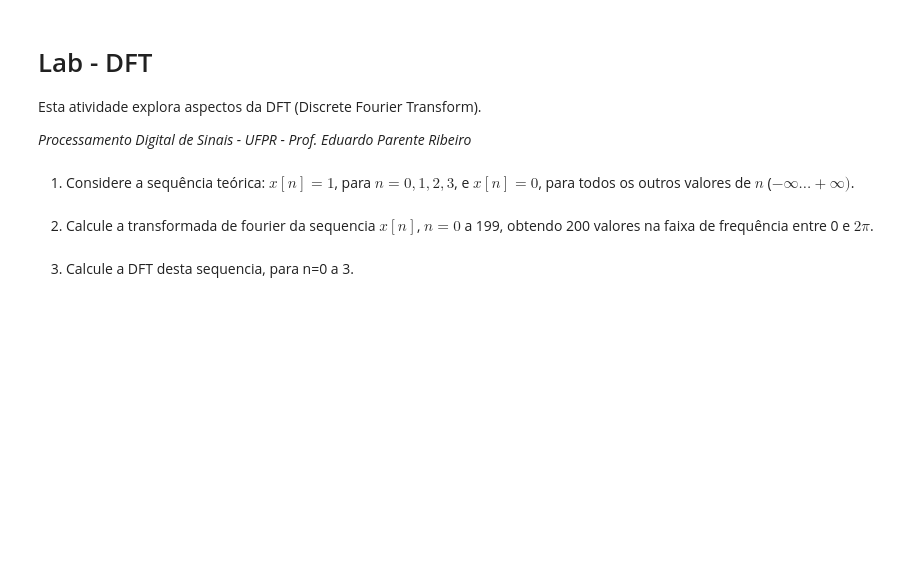
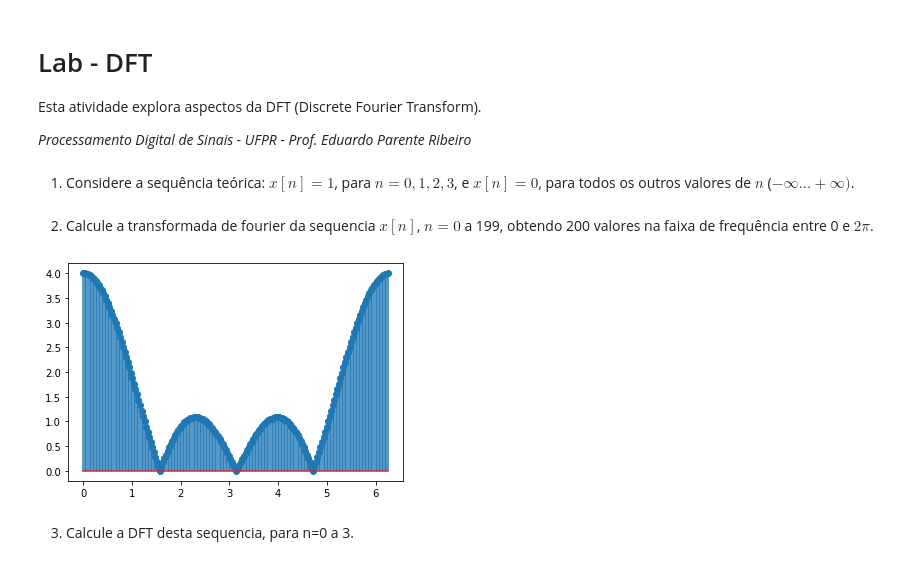
Before and after one commit to Je-Leo-AS/PDS, a Jupyter notebook: lab9/Lab-DFT.ipynb, the cells around one changed output. Drawn from its saved outputs; the diff is of its cells as text; code cells hidden in the pictures; blank space fills up the shorter version.

```diff
--- a/lab9/Lab-DFT.ipynb
+++ b/lab9/Lab-DFT.ipynb
@@ -10,5 +10,20 @@ from pylab import *
 1) Considere a sequência teórica: $x[n]=1$, para $n=0,1,2,3$, e $x[n]=0$, para todos os outros valores de $n$ ($-\infty ... +\infty)$.
 # %% [markdown]
 2) Calcule a transformada de fourier da sequencia $x[n]$, $n=0$ a 199, obtendo 200 valores na faixa de frequência entre 0 e $2\pi$.
+# %%
+N=200
+x1=zeros(N)
+x1[0:4]=1
+
+F1=arange(0, 2*pi, 2*pi/N)
+X1 = 0
+
+for n in arange(200):
+    X1 = X1 + x[n] * exp(-1j*F1*n)
+
+stem(F1, abs(X1))
+show()
+# %% [output]
+[figure, added]
 # %% [markdown]
 3) Calcule a DFT desta sequencia, para n=0 a 3.
```
Also changed, not shown: parts of 15 cells of this notebook.
